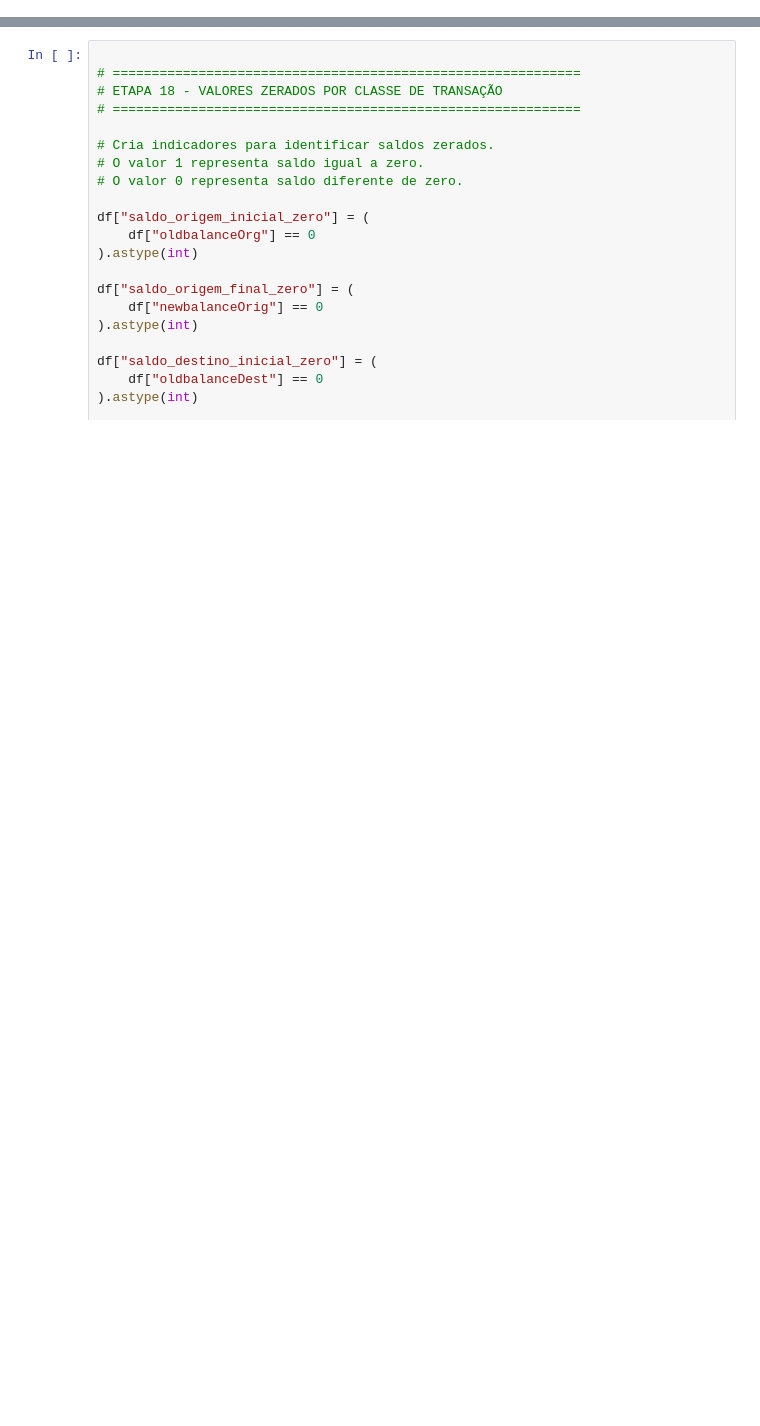
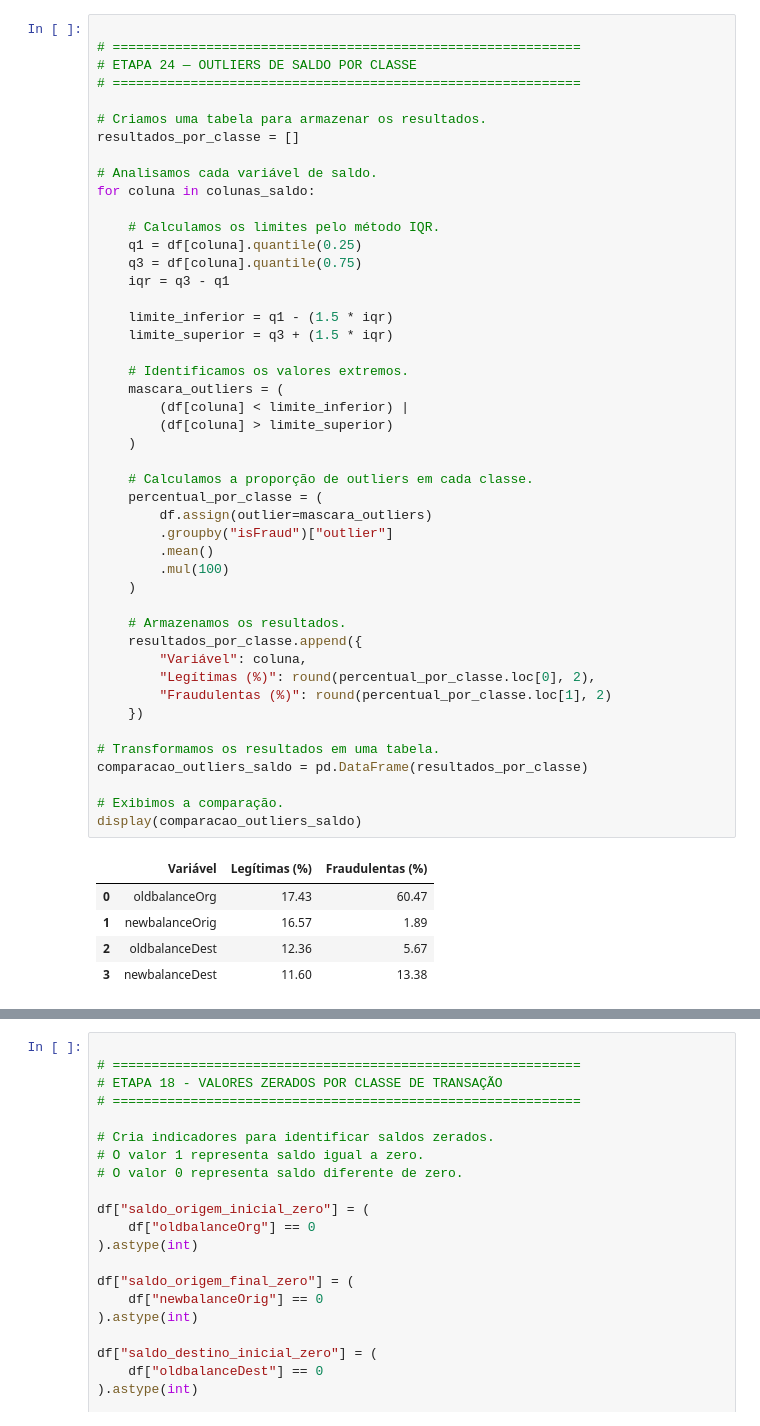
Before and after one commit to joaoribeiro-max/grupo5-fraud-detection, a Jupyter notebook: notebooks/01_analise_exploratoria.ipynb, the cells around one changed output, grey strips where cells are left out. Saved outputs shown, nothing was run; the diff lists cells and outputs as text; blank space fills up the shorter version.

```diff
--- a/notebooks/01_analise_exploratoria.ipynb
+++ b/notebooks/01_analise_exploratoria.ipynb
@@ -0,0 +1,52 @@
+# %%
+
+# ============================================================
+# ETAPA 24 — OUTLIERS DE SALDO POR CLASSE
+# ============================================================
+
+# Criamos uma tabela para armazenar os resultados.
+resultados_por_classe = []
+
+# Analisamos cada variável de saldo.
+for coluna in colunas_saldo:
+
+    # Calculamos os limites pelo método IQR.
+    q1 = df[coluna].quantile(0.25)
+    q3 = df[coluna].quantile(0.75)
+    iqr = q3 - q1
+
+    limite_inferior = q1 - (1.5 * iqr)
+    limite_superior = q3 + (1.5 * iqr)
+
+    # Identificamos os valores extremos.
+    mascara_outliers = (
+        (df[coluna] < limite_inferior) |
+        (df[coluna] > limite_superior)
+    )
+
+    # Calculamos a proporção de outliers em cada classe.
+    percentual_por_classe = (
+        df.assign(outlier=mascara_outliers)
+        .groupby("isFraud")["outlier"]
+        .mean()
+        .mul(100)
+    )
+
+    # Armazenamos os resultados.
+    resultados_por_classe.append({
+        "Variável": coluna,
+        "Legítimas (%)": round(percentual_por_classe.loc[0], 2),
+        "Fraudulentas (%)": round(percentual_por_classe.loc[1], 2)
+    })
+
+# Transformamos os resultados em uma tabela.
+comparacao_outliers_saldo = pd.DataFrame(resultados_por_classe)
+
+# Exibimos a comparação.
+display(comparacao_outliers_saldo)
+# %% [output]
+|  | Variável | Legítimas (%) | Fraudulentas (%) |
+| 0 | oldbalanceOrg | 17.43 | 60.47 |
+| 1 | newbalanceOrig | 16.57 | 1.89 |
+| 2 | oldbalanceDest | 12.36 | 5.67 |
+| 3 | newbalanceDest | 11.60 | 13.38 |
```
Also changed, not shown: parts of 7 cells of this notebook.
